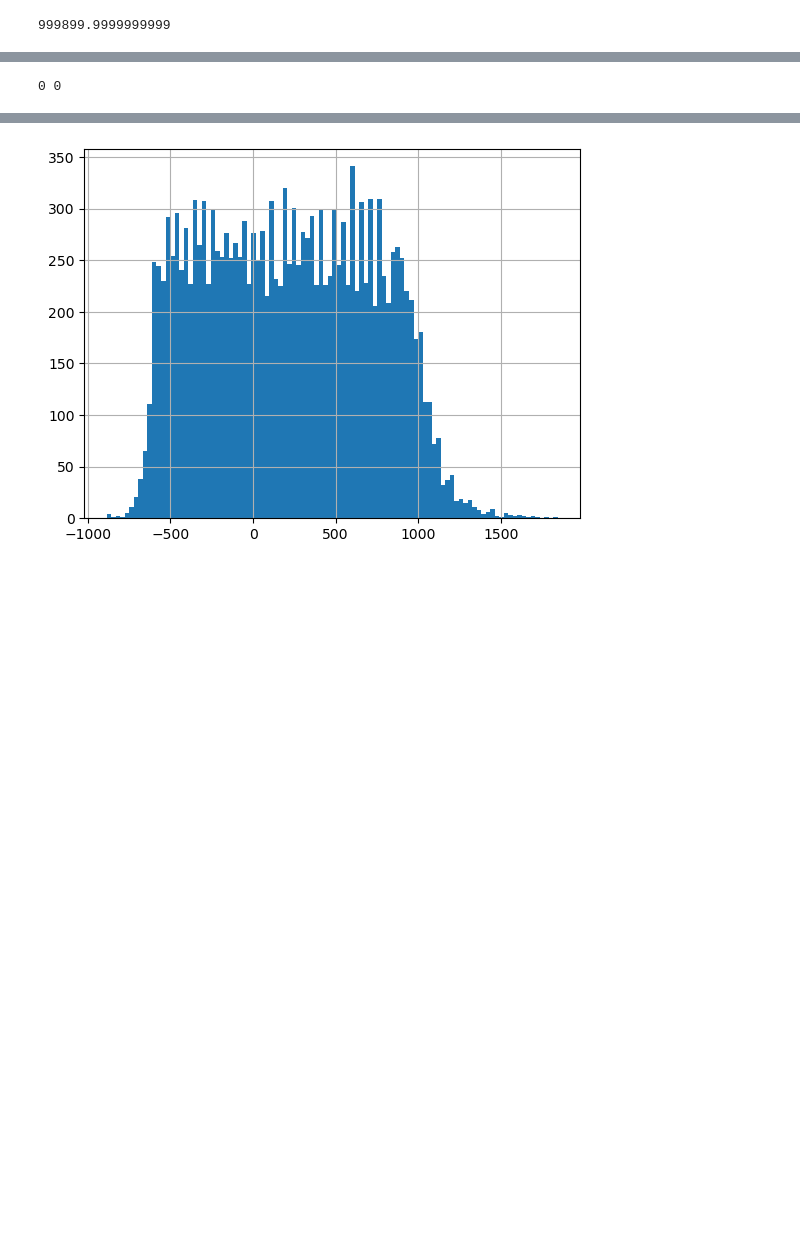
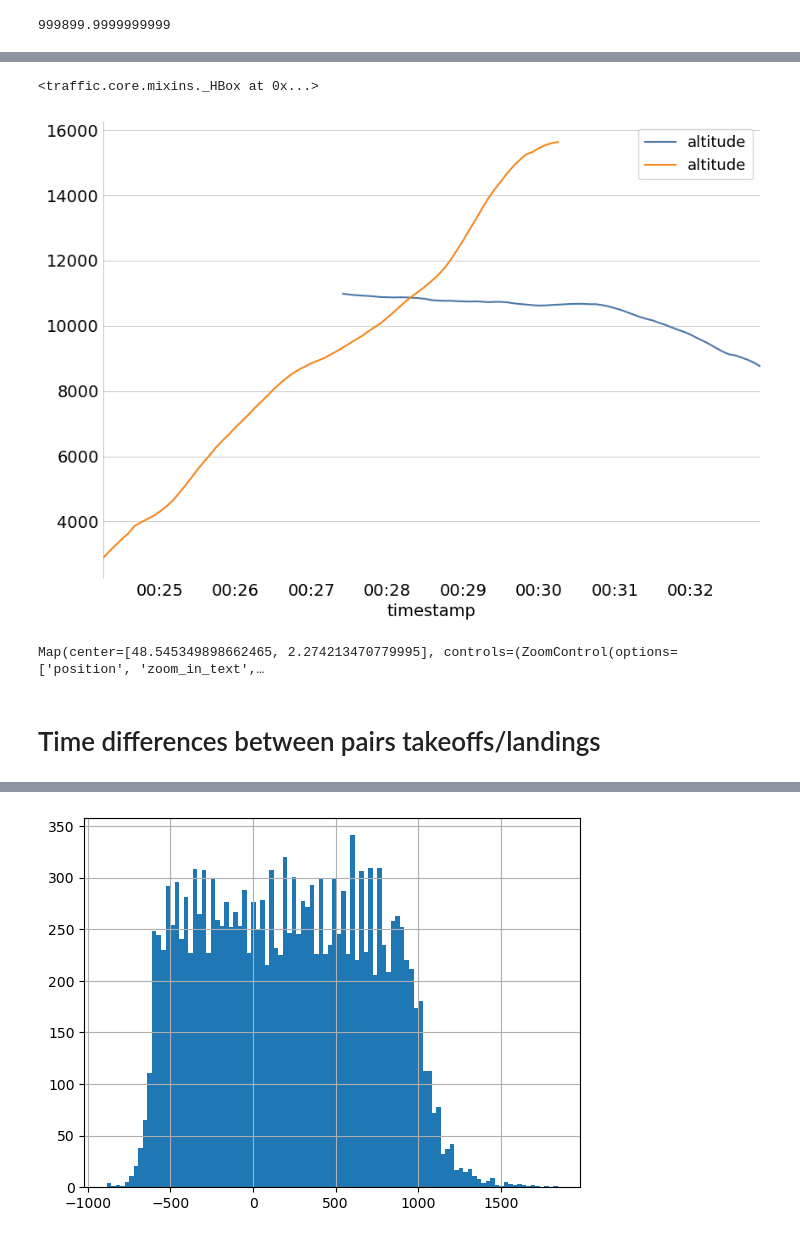
Before and after one commit to kruuZHAW/indep_procedures_generation, a Jupyter notebook: notebooks/analysis_los_flow_referential.ipynb, the cells around one changed output, grey strips where cells are left out. Cells and saved outputs as stored; diff of their text form; code cells hidden in the pictures; blank space fills up the shorter version.

```diff
--- a/notebooks/analysis_los_flow_referential.ipynb
+++ b/notebooks/analysis_los_flow_referential.ipynb
@@ -64,0 +45,8 @@ N
+# %%
+import pandas as pd
+los = pd.read_parquet("../los_generation/generation_west_config/los_5s_west.parquet")
+generated1 = Traffic.from_file("../los_generation/generation_west_config/traffic_MC2.parquet")
+generated2 = Traffic.from_file("../los_generation/generation_west_config/traffic_MC3.parquet")
+generated3 = Traffic.from_file("../los_generation/generation_west_config/traffic_MC4.parquet")
+generated4 = Traffic.from_file("../los_generation/generation_west_config/traffic_MC5.parquet")
+generated5 = Traffic.from_file("../los_generation/generation_west_config/traffic_MC6.parquet")
@@ -65,9 +112,44 @@ N
+# %%
+generated1["LDNG_TRAJ_5_MC_2"] | generated1["TO_TRAJ_3_MC_2"]
+# %% [output]
+<traffic.core.mixins._HBox at 0x...>
+# %%
+import matplotlib.pyplot as plt
+from matplotlib.dates import DateFormatter
+
+with plt.style.context("traffic"):
+
+    fig, ax = plt.subplots(figsize=(10, 7))
+
+    (
+        generated1["LDNG_TRAJ_5_MC_2"]
+        .plot_time(
+            ax=ax,
+            y=["altitude"],
+        )
+    )
+
+    (
+        generated1["TO_TRAJ_3_MC_2"]
+        .plot_time(
+            ax=ax,
+            y=["altitude"],
+        )
+    )
+
+
+plt.show()
+# %% [output]
+[figure, added]
+# %%
+test = generated1["LDNG_TRAJ_5_MC_2"] + generated1["TO_TRAJ_3_MC_2"]
+test.map_leaflet()
+# %% [output]
+Map(center=[48.545349898662465, 2.274213470779995], controls=(ZoomControl(options=['position', 'zoom_in_text',…
+# %% [markdown]
+# Time differences between pairs takeoffs/landings
 # %%
 starts_gen_to = gen_to.data.groupby("flight_id")["timestamp"].first().sort_values()
 starts_gen_ldng = gen_ldng.data.groupby("flight_id")["timestamp"].first().sort_values()
 ends_gen_ldng = gen_ldng.data.groupby("flight_id")["timestamp"].last().sort_values()
 ends_gen_to = gen_to.data.groupby("flight_id")["timestamp"].last().sort_values()
-# %%
-print(starts_gen_to.duplicated().values.sum(), ends_gen_ldng.duplicated().values.sum())
-# %% [output]
-0 0
```
Also changed, not shown: parts of 22 cells of this notebook, 33 other files.
